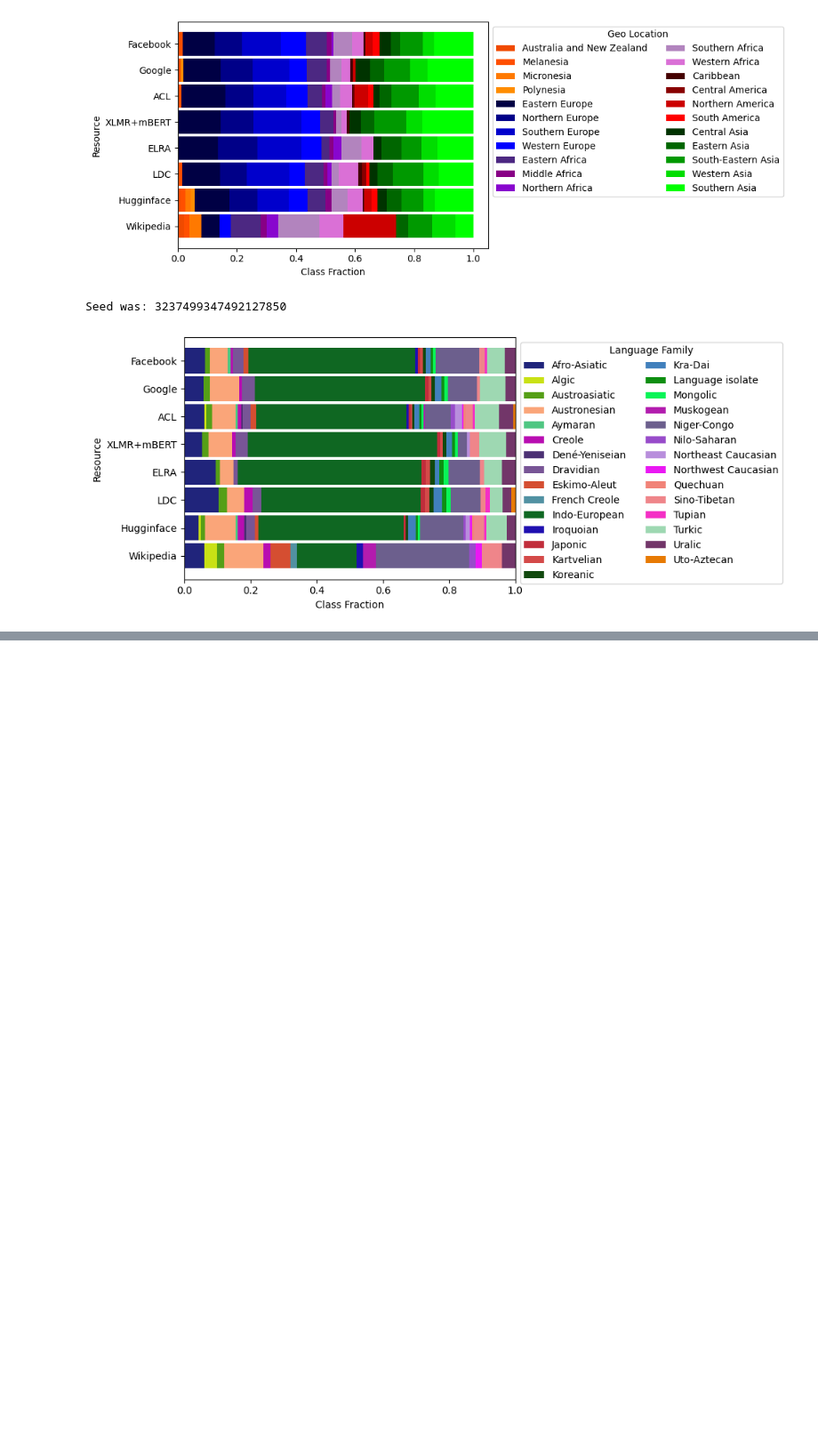
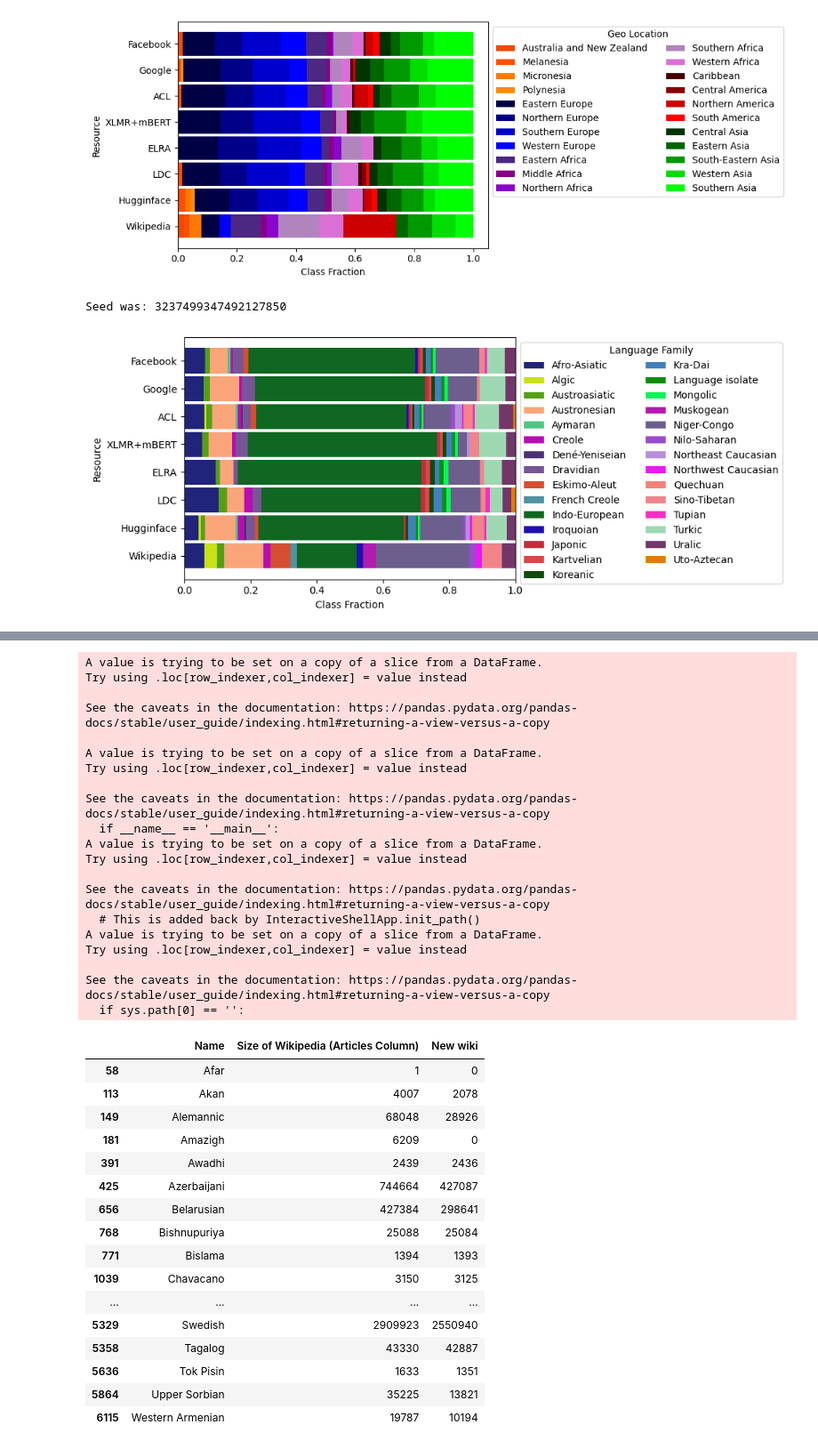
Before and after one commit to NisansaDdS/Some-Languages-are-More-Equal-than-Others, a Jupyter notebook: Generate Diagrams.ipynb, the cells around one changed output, grey strips where cells are left out. Shown at 89% size. Cells and saved outputs as stored; diff of their text form; code cells hidden in the pictures; blank space fills up the shorter version.

```diff
--- a/Generate Diagrams.ipynb
+++ b/Generate Diagrams.ipynb
@@ -1800,0 +1945,55 @@ Seed was: 3237499347492127850
+# %%
+# Some wikis were noted to have lost pages instead of gained. This might be due to admins removing low quality pages.
+
+oldColumn="Size of Wikipedia (Articles Column)"
+newColumn="New wiki"
+
+wikiSanity=data[["Name",oldColumn,newColumn]]
+
+wikiSanity[oldColumn]=pd.Series(wikiSanity[oldColumn]).str.replace('-', '0', regex=True)
+wikiSanity[oldColumn]=pd.Series(wikiSanity[oldColumn]).str.replace(',', '', regex=True)
+
+wikiSanity[oldColumn]=pd.to_numeric(wikiSanity[oldColumn],errors='coerce')
+wikiSanity[newColumn]=pd.to_numeric(wikiSanity[newColumn],errors='coerce')
+wikiSanity=wikiSanity.fillna(0)
+wikiSanity = wikiSanity.astype({oldColumn:'int',newColumn:'int'})
+
+wikiSanity[wikiSanity[oldColumn]>wikiSanity[newColumn]]
+# %% [output]
+A value is trying to be set on a copy of a slice from a DataFrame.
+Try using .loc[row_indexer,col_indexer] = value instead
+
+See the caveats in the documentation: https://pandas.pydata.org/pandas-docs/stable/user_guide/indexing.html#returning-a-view-versus-a-copy
+
+A value is trying to be set on a copy of a slice from a DataFrame.
+Try using .loc[row_indexer,col_indexer] = value instead
+
+See the caveats in the documentation: https://pandas.pydata.org/pandas-docs/stable/user_guide/indexing.html#returning-a-view-versus-a-copy
+  if __name__ == '__main__':
+A value is trying to be set on a copy of a slice from a DataFrame.
+Try using .loc[row_indexer,col_indexer] = value instead
+
+See the caveats in the documentation: https://pandas.pydata.org/pandas-docs/stable/user_guide/indexing.html#returning-a-view-versus-a-copy
+  # This is added back by InteractiveShellApp.init_path()
+A value is trying to be set on a copy of a slice from a DataFrame.
+Try using .loc[row_indexer,col_indexer] = value instead
+
+See the caveats in the documentation: https://pandas.pydata.org/pandas-docs/stable/user_guide/indexing.html#returning-a-view-versus-a-copy
+  if sys.path[0] == '':
+|  | Name | Size of Wikipedia (Articles Column) | New wiki |
+| 58 | Afar | 1 | 0 |
+| 113 | Akan | 4007 | 2078 |
+| 149 | Alemannic | 68048 | 28926 |
+| 181 | Amazigh | 6209 | 0 |
+| 391 | Awadhi | 2439 | 2436 |
+| 425 | Azerbaijani | 744664 | 427087 |
+| 656 | Belarusian | 427384 | 298641 |
+| 768 | Bishnupuriya | 25088 | 25084 |
+| 771 | Bislama | 1394 | 1393 |
+| 1039 | Chavacano | 3150 | 3125 |
+| ... | ... | ... | ... |
+| 5329 | Swedish | 2909923 | 2550940 |
+| 5358 | Tagalog | 43330 | 42887 |
+| 5636 | Tok Pisin | 1633 | 1351 |
+| 5864 | Upper Sorbian | 35225 | 13821 |
+| 6115 | Western Armenian | 19787 | 10194 |
```
Also changed, not shown: parts of 18 cells of this notebook, 6 other files.
